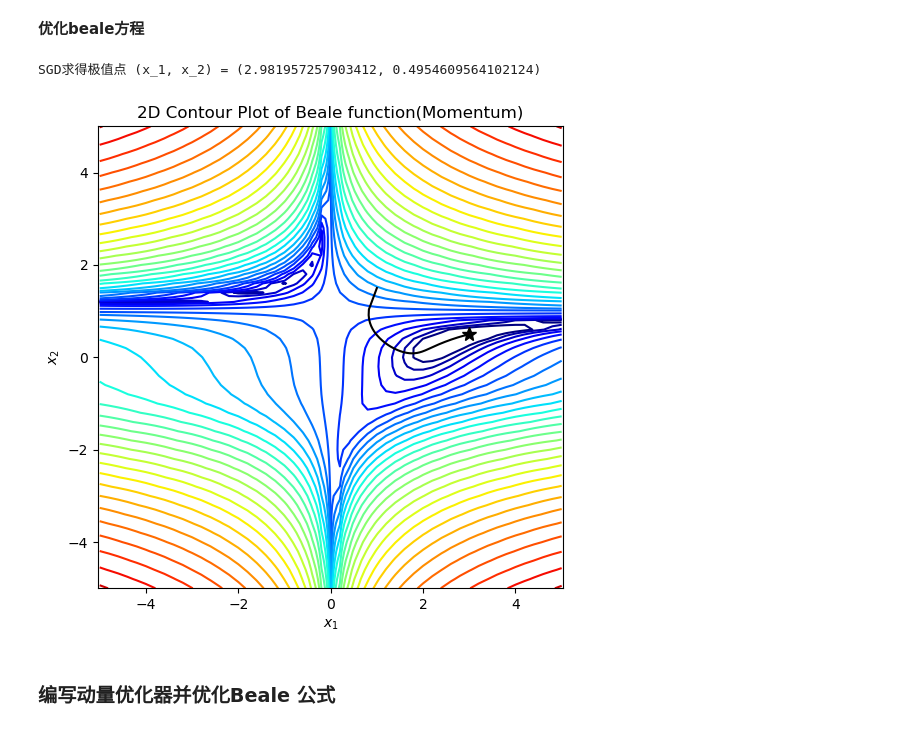
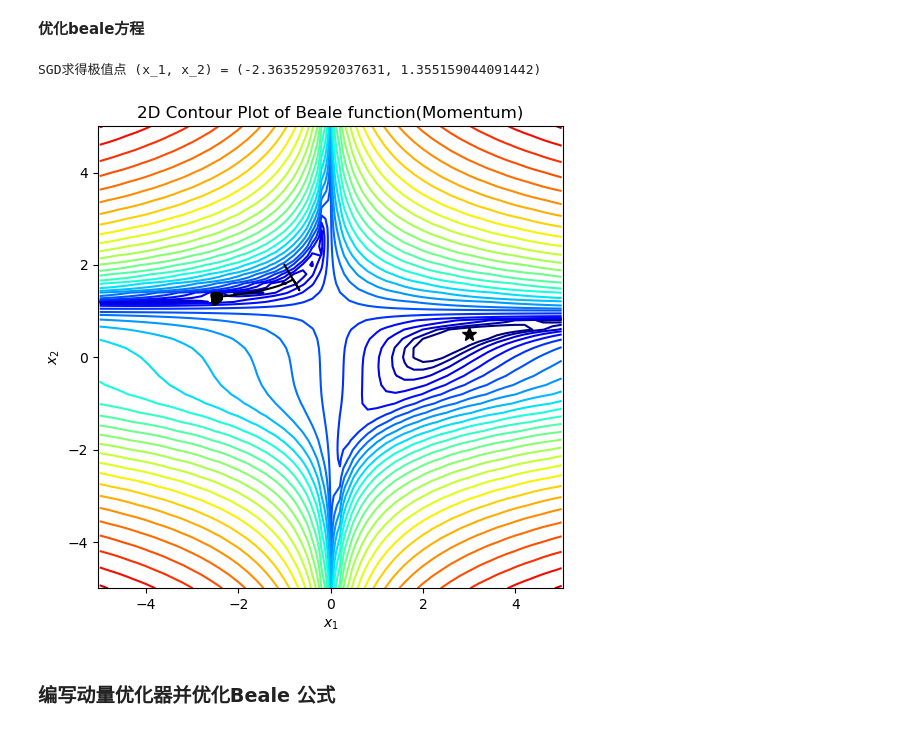
Before and after one commit to spiritTrance/dasanxia_homework, a Jupyter notebook: 2-experiement/4-dl/ex1/src/opt_test.ipynb, the cells around one changed output. Cells and saved outputs as stored; diff of their text form; code cells hidden in the pictures.

```diff
--- a/2-experiement/4-dl/ex1/src/opt_test.ipynb
+++ b/2-experiement/4-dl/ex1/src/opt_test.ipynb
@@ -59,6 +59,8 @@ gd_plot(None)
 ### 编写SGD优化器并优化Beale 公式
 # %% [markdown]
 **构建SGD优化器**
+# %%
+init_point = [-1,2]
 # %%
 def gd_sgd(df_dx, x0, conf_para=None):
     if conf_para is None:
@@ -77,15 +79,15 @@ def gd_sgd(df_dx, x0, conf_para=None):
 # %% [markdown]
 **优化beale方程**
 # %%
-x0 = np.array([1.0, 1.5])
+x0 = np.array(init_point)
 conf_para_sgd = {'n_iter': 2000, 'learning_rate': 0.005}
 x_traj_sgd = gd_sgd(dbeale_dx, x0, conf_para_sgd)
 print("SGD求得极值点 (x_1, x_2) = (%s, %s)" % (x_traj_sgd[-1][0], x_traj_sgd[-1][1]))
 gd_plot(x_traj_sgd)
 sgd_r2 = getR2Loss(x_traj_sgd)
 # %% [output]
-SGD求得极值点 (x_1, x_2) = (2.981957257903412, 0.4954609564102124)
+SGD求得极值点 (x_1, x_2) = (-2.363529592037631, 1.355159044091442)
-[figure, old version]
+[figure, new version]
 # %% [markdown]
 ### 编写动量优化器并优化Beale 公式
 # %% [markdown]
```
Also changed, not shown: parts of 6 cells of this notebook, 47 other files.
